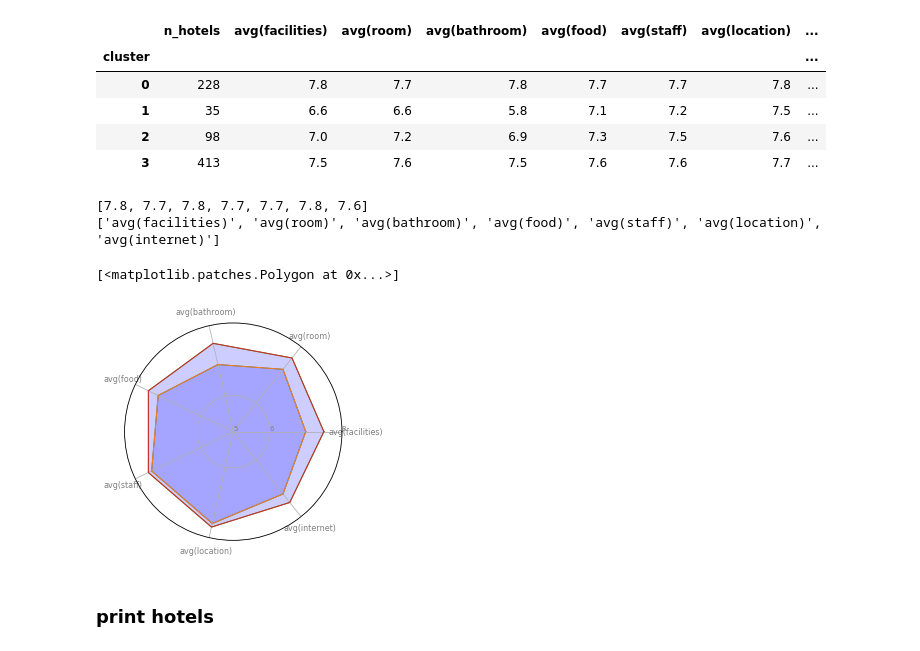
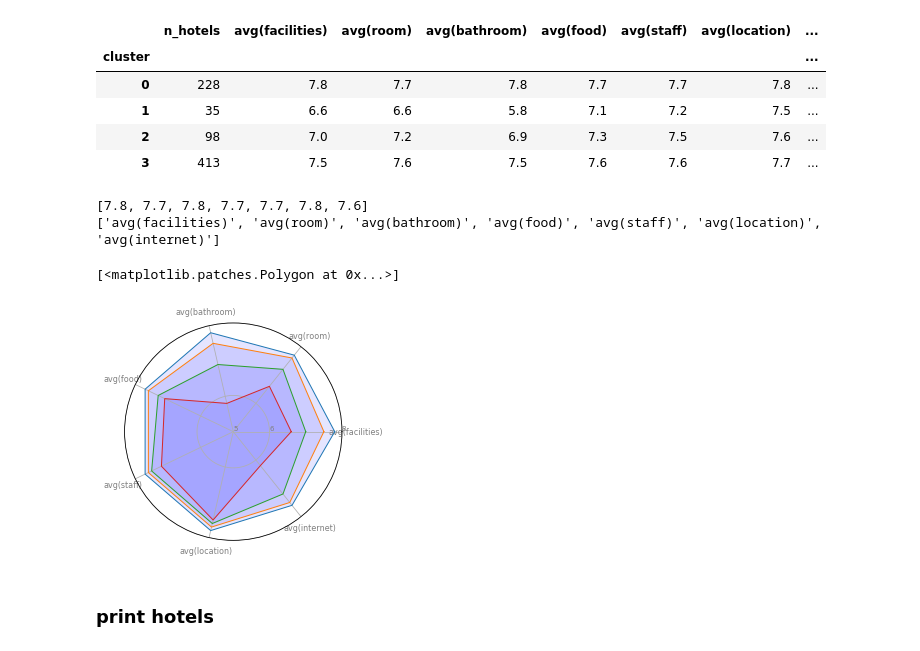
Before and after one commit to sfncrp/pyspark_hotel_reviews, a Jupyter notebook: ddam_project/PARTE_3_hotels_clustering.ipynb, the cells around one changed output. Drawn from its saved outputs; the diff is of its cells as text; code cells hidden in the pictures.

```diff
--- a/ddam_project/PARTE_3_hotels_clustering.ipynb
+++ b/ddam_project/PARTE_3_hotels_clustering.ipynb
@@ -353,13 +353,17 @@ df_kmeans_average2
 | 1 | 35 | 6.6 | 6.6 | 5.8 | 7.1 | 7.2 | 7.5 | ... |
 | 2 | 98 | 7.0 | 7.2 | 6.9 | 7.3 | 7.5 | 7.6 | ... |
 | 3 | 413 | 7.5 | 7.6 | 7.5 | 7.6 | 7.6 | 7.7 | ... |
+# %%
+df_kmeans_average2 = df_kmeans_average2.drop(columns=['n_hotels'])
 # %%
 from math import pi
 
 #spider plot
 
-cluster1 = 2
-cluster2 = 3
+cluster1 = 0
+cluster2 = 2
+cluster3 = 3
+cluster4 = 1
 
 
 categories=list(df_kmeans_average2)[0:]
@@ -372,7 +376,7 @@ values=df_kmeans_average2.loc[cluster1].values.flatten().tolist()
 values += values[:1]
 values
 
-values2=df_kmeans_average2.loc[cluster1].values.flatten().tolist()
+values2=df_kmeans_average2.loc[cluster3].values.flatten().tolist()
 values2 += values2[:1]
 values2
 
@@ -380,41 +384,41 @@ values3=df_kmeans_average2.loc[cluster2].values.flatten().tolist()
 values3 += values3[:1]
 values3
 
-values4=df_kmeans_average2.loc[cluster2].values.flatten().tolist()
+values4=df_kmeans_average2.loc[cluster4].values.flatten().tolist()
 values4 += values4[:1]
 values4
 
 
 angles = [n / float(N) * 2 * pi for n in range(N)]
 angles += angles[:1]
 
 
 ax = plt.subplot(111, polar=True)
 
 
 plt.xticks(angles[:-1], categories, color='grey', size=8)
 
 
 ax.set_rlabel_position(0)
 plt.yticks([5,6,8], ["5","6","8"], color="grey", size=7)
 plt.ylim(5,8)
 
 
 ax.plot(angles, values, linewidth=1, linestyle='solid')
 ax.plot(angles, values2, linewidth=1, linestyle='solid')
 ax.plot(angles, values3, linewidth=1, linestyle='solid')
 ax.plot(angles, values4, linewidth=1, linestyle='solid')
 
 
 ax.fill(angles, values, 'b', alpha=0.1)
 ax.fill(angles, values2, 'b', alpha=0.1)
 ax.fill(angles, values3, 'b', alpha=0.1)
 ax.fill(angles, values4, 'b', alpha=0.1)
 # %% [output]
 [7.8, 7.7, 7.8, 7.7, 7.7, 7.8, 7.6]
 ['avg(facilities)', 'avg(room)', 'avg(bathroom)', 'avg(food)', 'avg(staff)', 'avg(location)', 'avg(internet)']
 [<matplotlib.patches.Polygon at 0x...>]
-[figure, old version]
+[figure, new version]
 # %% [markdown]
 ### print hotels
 # %%
```
Also changed, not shown: parts of 8 cells of this notebook, 3 other files.
